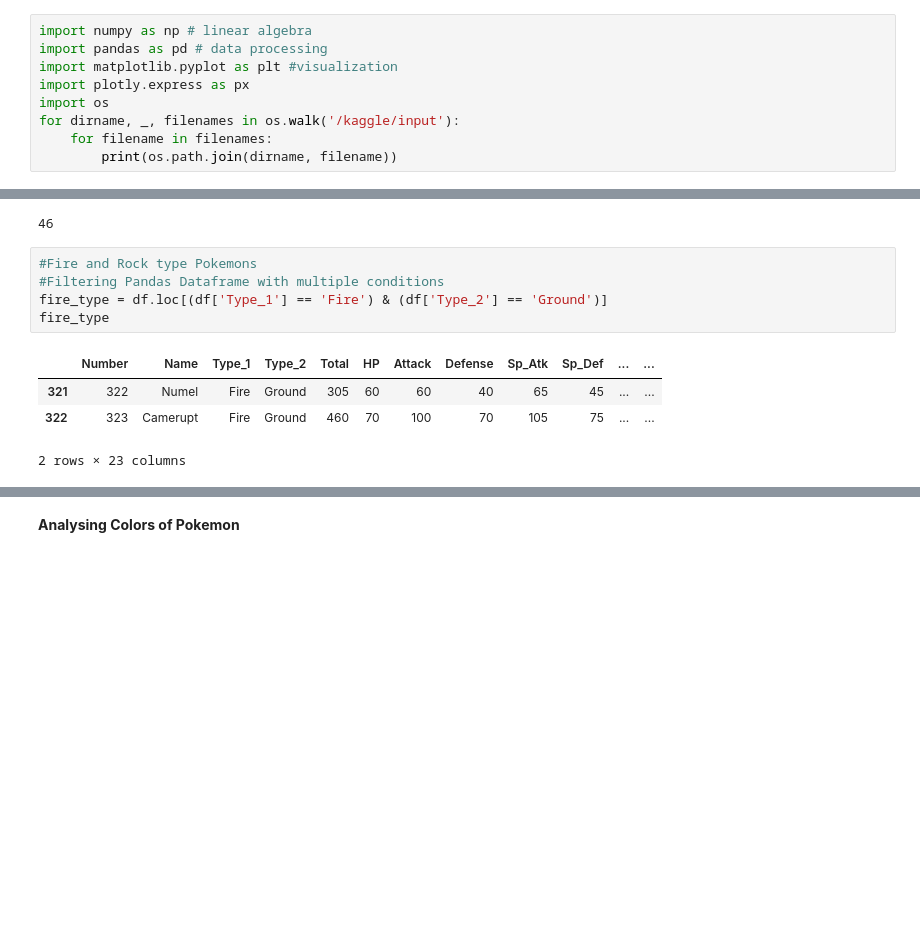
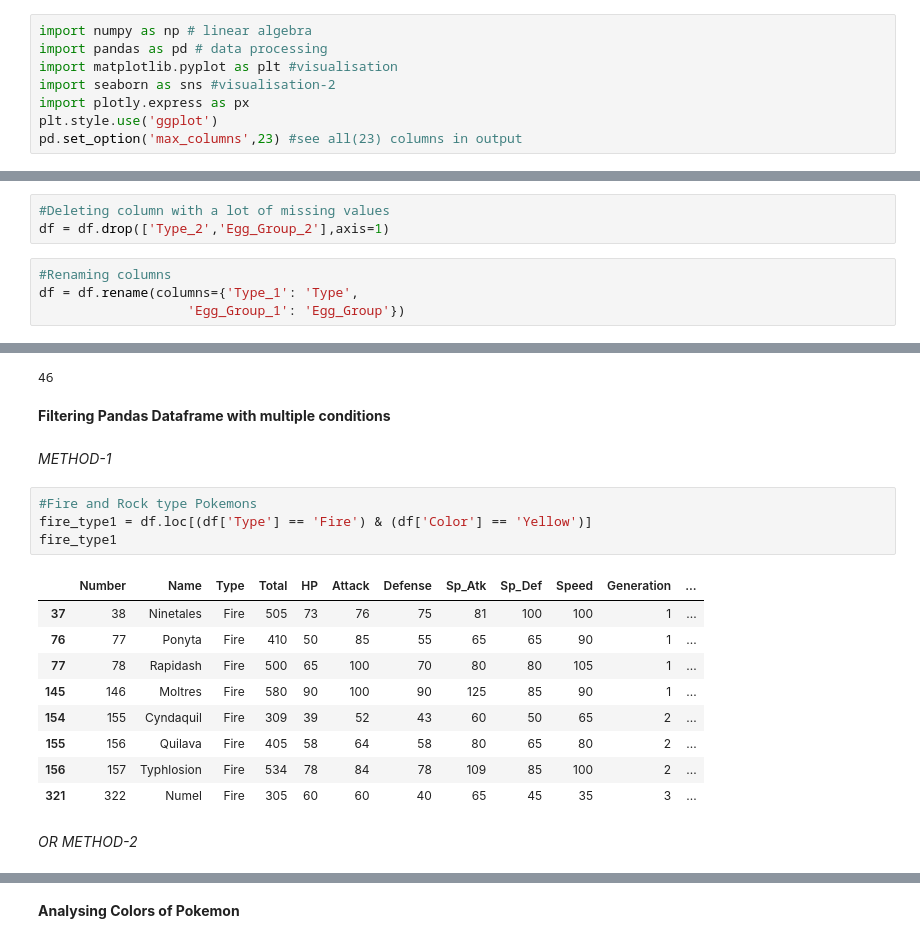
Before and after one commit to notyashu/Pok-mon-Descriptive-Analysis, a Jupyter notebook: pok-mon-descriptive-analysis.ipynb, the cells around one changed output, grey strips where cells are left out. Cells and saved outputs as stored; diff of their text form; blank space fills up the shorter version.

```diff
--- a/pok-mon-descriptive-analysis.ipynb
+++ b/pok-mon-descriptive-analysis.ipynb
@@ -3,9 +3,8 @@
 # %%
 import numpy as np # linear algebra
 import pandas as pd # data processing
-import matplotlib.pyplot as plt #visualization
+import matplotlib.pyplot as plt #visualisation
+import seaborn as sns #visualisation-2
 import plotly.express as px
-import os
-for dirname, _, filenames in os.walk('/kaggle/input'):
-    for filename in filenames:
-        print(os.path.join(dirname, filename))
+plt.style.use('ggplot')
+pd.set_option('max_columns',23) #see all(23) columns in output
@@ -105,3 +108,10 @@ Weight_kg             0
 Catch_Rate            0
 Body_Style            0
 dtype: int64
+# %%
+#Deleting column with a lot of missing values
+df = df.drop(['Type_2','Egg_Group_2'],axis=1)
+# %%
+#Renaming columns
+df = df.rename(columns={'Type_1': 'Type',
+                   'Egg_Group_1': 'Egg_Group'})
@@ -175,13 +199,23 @@ S_named
 print(df['hasMegaEvolution'].values.sum())
 # %% [output]
 46
+# %% [markdown]
+ **Filtering Pandas Dataframe with multiple conditions**
+# %% [markdown]
+*METHOD-1*
 # %%
 #Fire and Rock type Pokemons
-#Filtering Pandas Dataframe with multiple conditions
-fire_type = df.loc[(df['Type_1'] == 'Fire') & (df['Type_2'] == 'Ground')]
-fire_type
+fire_type1 = df.loc[(df['Type'] == 'Fire') & (df['Color'] == 'Yellow')]
+fire_type1
 # %% [output]
-|  | Number | Name | Type_1 | Type_2 | Total | HP | Attack | Defense | Sp_Atk | Sp_Def | ... | ... |
-| 321 | 322 | Numel | Fire | Ground | 305 | 60 | 60 | 40 | 65 | 45 | ... | ... |
-| 322 | 323 | Camerupt | Fire | Ground | 460 | 70 | 100 | 70 | 105 | 75 | ... | ... |
+|  | Number | Name | Type | Total | HP | Attack | Defense | Sp_Atk | Sp_Def | Speed | Generation | ... |
+| 37 | 38 | Ninetales | Fire | 505 | 73 | 76 | 75 | 81 | 100 | 100 | 1 | ... |
+| 76 | 77 | Ponyta | Fire | 410 | 50 | 85 | 55 | 65 | 65 | 90 | 1 | ... |
+| 77 | 78 | Rapidash | Fire | 500 | 65 | 100 | 70 | 80 | 80 | 105 | 1 | ... |
+| 145 | 146 | Moltres | Fire | 580 | 90 | 100 | 90 | 125 | 85 | 90 | 1 | ... |
+| 154 | 155 | Cyndaquil | Fire | 309 | 39 | 52 | 43 | 60 | 50 | 65 | 2 | ... |
+| 155 | 156 | Quilava | Fire | 405 | 58 | 64 | 58 | 80 | 65 | 80 | 2 | ... |
+| 156 | 157 | Typhlosion | Fire | 534 | 78 | 84 | 78 | 109 | 85 | 100 | 2 | ... |
+| 321 | 322 | Numel | Fire | 305 | 60 | 60 | 40 | 65 | 45 | 35 | 3 | ... |
-2 rows × 23 columns
+# %% [markdown]
+*OR METHOD-2*
```
Also changed, not shown: parts of 24 cells of this notebook.
